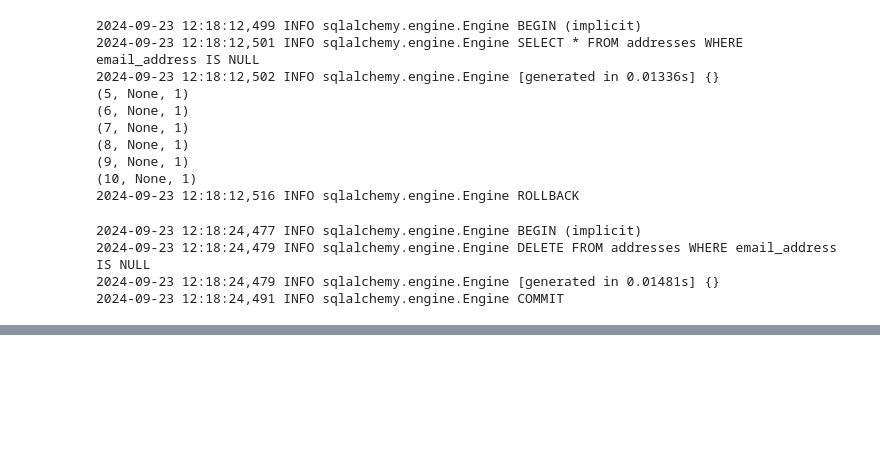
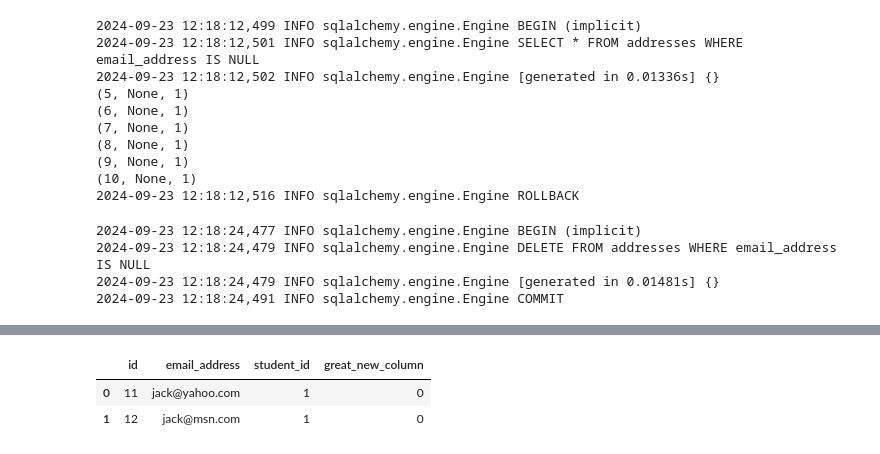
Before and after one commit to msche81/2-Jedha_Fullstack, a Jupyter notebook: 4_data_collection_management/4_ETL_processes/4-1_SQLAlchemy_ETL_processes.ipynb, the cells around one changed output, grey strips where cells are left out. Cells and saved outputs as stored; diff of their text form; code cells hidden in the pictures; blank space fills up the shorter version.

```diff
--- a/4_data_collection_management/4_ETL_processes/4-1_SQLAlchemy_ETL_processes.ipynb
+++ b/4_data_collection_management/4_ETL_processes/4-1_SQLAlchemy_ETL_processes.ipynb
@@ -298,0 +356,12 @@ with engine_mysql.connect() as conn:
+# %%
+#from sqlalchemy import select
+import pandas as pd
+
+# Créer une requête pour sélectionner toutes les colonnes de la table "addresses"
+stmt = select(addresses)
+
+# Utiliser Pandas pour exécuter la requête et récupérer les résultats dans un DataFrame
+df = pd.read_sql(stmt, engine_mysql)
+
+# Afficher les premières lignes du DataFrame
+df.head()
@@ -298,0 +389,8 @@ with engine_mysql.connect() as conn:
+# %%
+# create a new column
+df["great_new_column"] = 0
+df.head()
+# %% [output]
+|  | id | email_address | student_id | great_new_column |
+| 0 | 11 | jack@yahoo.com | 1 | 0 |
+| 1 | 12 | jack@msn.com | 1 | 0 |
```
Also changed, not shown: parts of 8 cells of this notebook.
